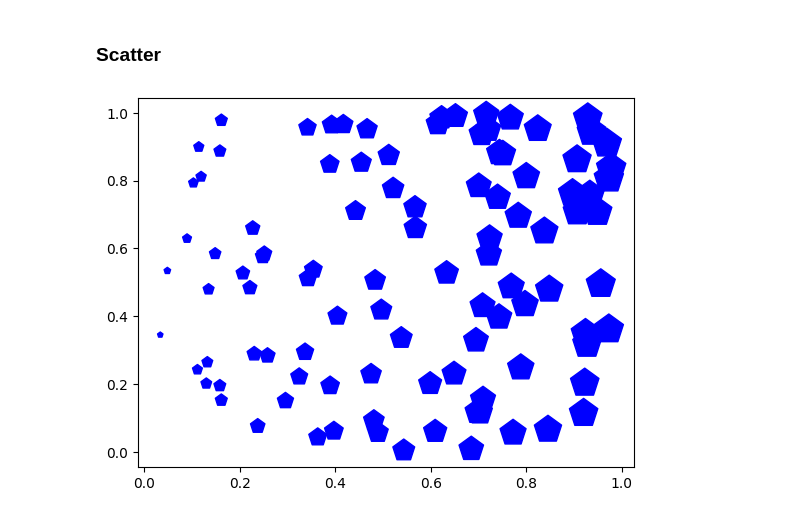
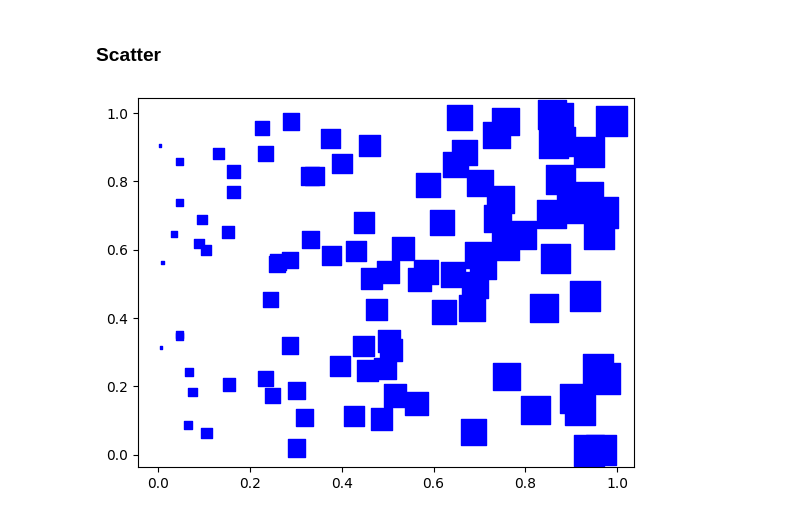
Before and after one commit to anny-0212/AI, a Jupyter notebook: 0319_MATPLOTLIB.ipynb, the cells around one changed output. Drawn from its saved outputs; the diff is of its cells as text; code cells hidden in the pictures.

```diff
--- a/0319_MATPLOTLIB.ipynb
+++ b/0319_MATPLOTLIB.ipynb
@@ -97,14 +97,14 @@ ax1.boxplot(data)
 # %%
 import matplotlib.pylab as pl
 import numpy as np
 
 # 產生資料
 x = np.random.random(100)
 y = np.random.random(100)
 
 #畫圖
 #pl.scatter(x,y,s=x*500,c=u'r',marker=u'*')
-pl.scatter(x,y,s=x*500,c=u'b',marker=u'p')
+pl.scatter(x,y,s=x*500,c=u'b',marker=u's')
 pl.show()
 # %% [output]
-[figure, old version]
+[figure, new version]
```
Also changed, not shown: parts of 1 cell of this notebook.
